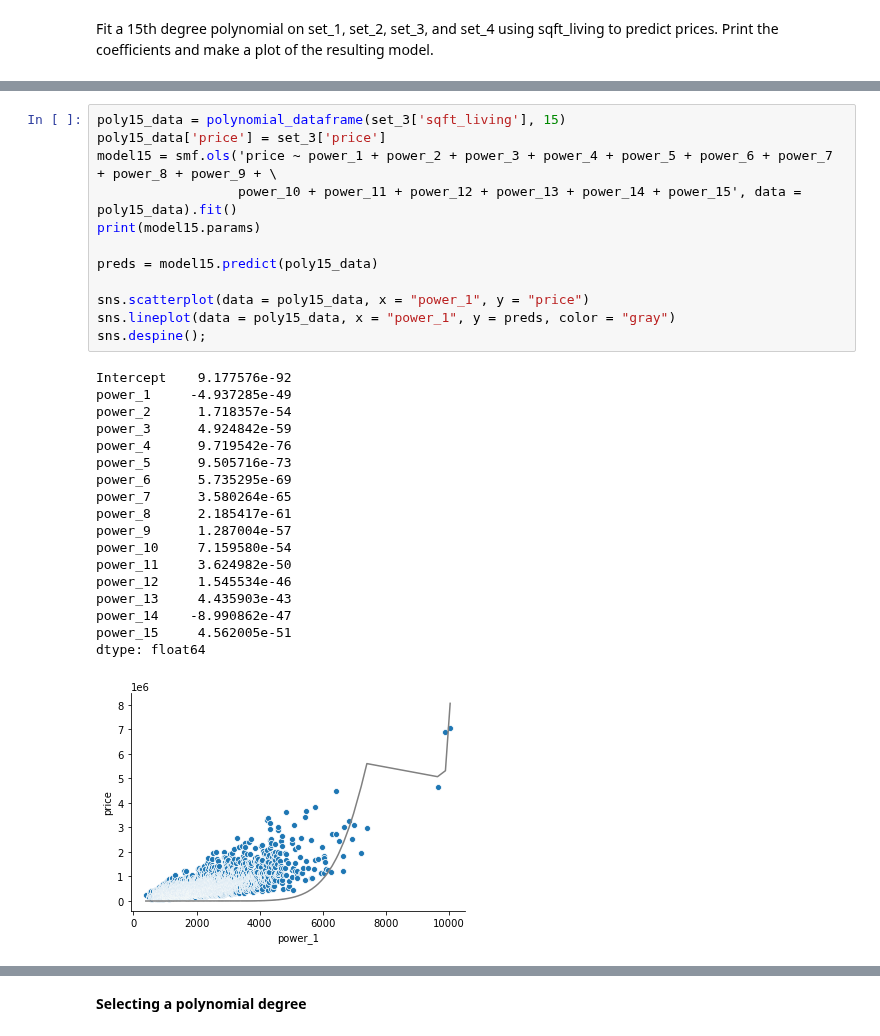
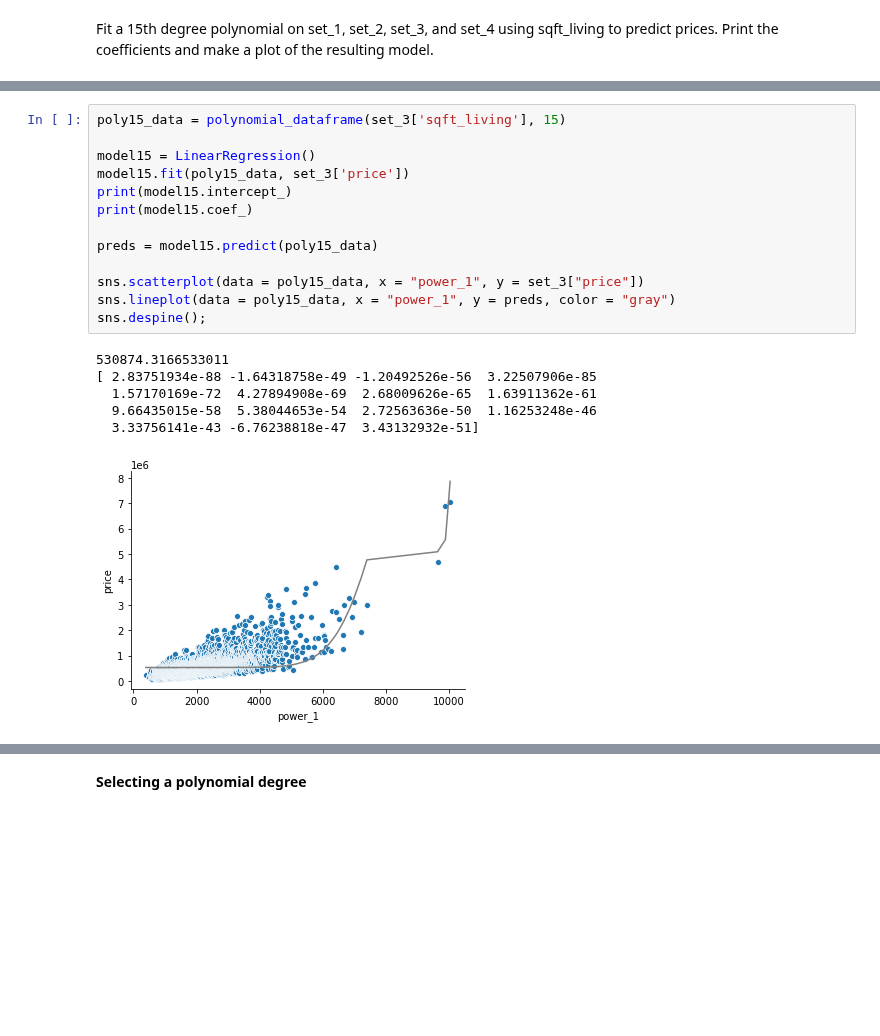
Before and after one commit to NikkiSarah/Coursera, a Jupyter notebook: Machine Learning Specialisation (University of Washington)/2. Regression/W3 PA - Polynomial regression.ipynb, the cells around one changed output, grey strips where cells are left out. Cells and saved outputs as stored; diff of their text form; blank space fills up the shorter version.

```diff
--- a/Machine Learning Specialisation (University of Washington)/2. Regression/W3 PA - Polynomial regression.ipynb
+++ b/Machine Learning Specialisation (University of Washington)/2. Regression/W3 PA - Polynomial regression.ipynb
@@ -328,32 +270,21 @@ dtype: float64
 # %%
 poly15_data = polynomial_dataframe(set_3['sqft_living'], 15)
-poly15_data['price'] = set_3['price']
-model15 = smf.ols('price ~ power_1 + power_2 + power_3 + power_4 + power_5 + power_6 + power_7 + power_8 + power_9 + \
-                  power_10 + power_11 + power_12 + power_13 + power_14 + power_15', data = poly15_data).fit()
-print(model15.params)
+
+model15 = LinearRegression()
+model15.fit(poly15_data, set_3['price'])
+print(model15.intercept_)
+print(model15.coef_)
 
 preds = model15.predict(poly15_data)
 
-sns.scatterplot(data = poly15_data, x = "power_1", y = "price")
+sns.scatterplot(data = poly15_data, x = "power_1", y = set_3["price"])
 sns.lineplot(data = poly15_data, x = "power_1", y = preds, color = "gray")
 sns.despine();
 # %% [output]
-Intercept    9.177576e-92
-power_1     -4.937285e-49
-power_2      1.718357e-54
-power_3      4.924842e-59
-power_4      9.719542e-76
-power_5      9.505716e-73
-power_6      5.735295e-69
-power_7      3.580264e-65
-power_8      2.185417e-61
-power_9      1.287004e-57
-power_10     7.159580e-54
-power_11     3.624982e-50
-power_12     1.545534e-46
-power_13     4.435903e-43
-power_14    -8.990862e-47
-power_15     4.562005e-51
-dtype: float64
+530874.3166533011
+[ 2.83751934e-88 -1.64318758e-49 -1.20492526e-56  3.22507906e-85
+  1.57170169e-72  4.27894908e-69  2.68009626e-65  1.63911362e-61
+  9.66435015e-58  5.38044653e-54  2.72563636e-50  1.16253248e-46
+  3.33756141e-43 -6.76238818e-47  3.43132932e-51]
-[figure, old version]
+[figure, new version]
 # %%
```
Also changed, not shown: parts of 22 cells of this notebook, 8 other files.
